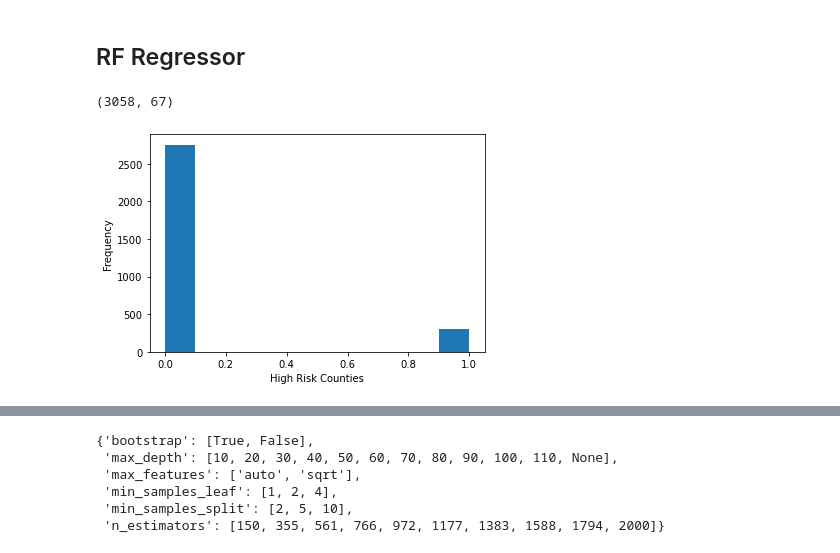
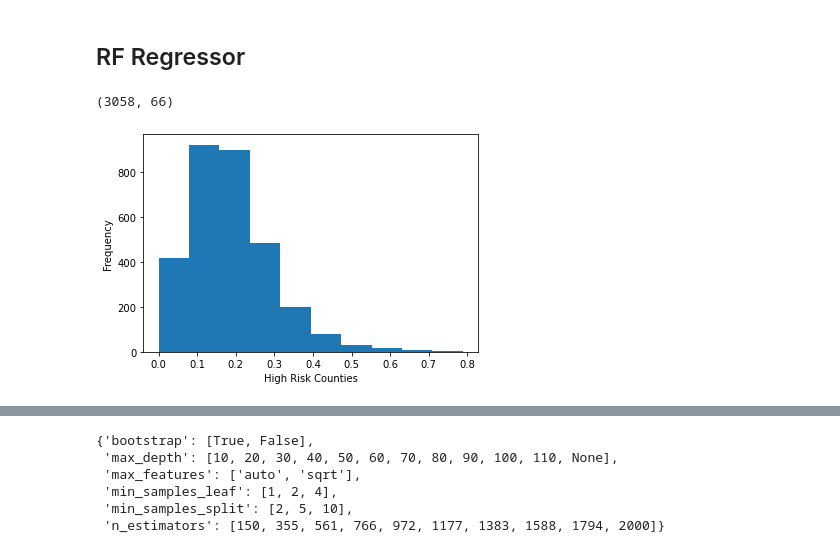
Before and after one commit to sdguerrette/capstone_project, a Jupyter notebook: code/ML_models/rf_regression_cases_cleaned_SVI_hyper-parameters.ipynb, the cells around one changed output, grey strips where cells are left out. Cells and saved outputs as stored; diff of their text form; code cells hidden in the pictures.

```diff
--- a/code/ML_models/rf_regression_cases_cleaned_SVI_hyper-parameters.ipynb
+++ b/code/ML_models/rf_regression_cases_cleaned_SVI_hyper-parameters.ipynb
@@ -53,13 +53,13 @@ min         0.000000
 max         0.788566
 Name: case_pct, dtype: float64
 # %%
-# bin and cut the case_pct column into 2 classifications
-# q = df['case_pct'].quantile(.75)
-q = df['case_pct'].quantile(.9)
-bins = [0, q , 40]
-labels = ['low','high']
-df['case_class'] = pd.cut(df['case_pct'], bins, labels = labels)
-df['case_class']
+# # bin and cut the case_pct column into 2 classifications
+# # q = df['case_pct'].quantile(.75)
+# q = df['case_pct'].quantile(.9)
+# bins = [0, q , 40]
+# labels = ['low','high']
+# df['case_class'] = pd.cut(df['case_pct'], bins, labels = labels)
+# df['case_class']
 # %% [output]
 FIPS
 1001      low
@@ -83,8 +83,8 @@ high     306
 Name: case_class, dtype: int64
 # %%
 #drop unneeded columns
-df = df.drop('case_pct', axis =1)
-df
+# df = df.drop('case_pct', axis =1)
+# df
 # %% [output]
 |  | EP_POV | EP_UNEMP | EP_PCI | EP_NOHSDP | EP_AGE65 | EP_AGE17 | EP_DISABL | EP_SNGPNT | EP_MINRTY | EP_LIMENG | ... |
 | FIPS |  |  |  |  |  |  |  |  |  |  | ... |
@@ -101,9 +101,9 @@ df
 | 48247 | 27.4 | 11.5 | 17798.0 | 25.8 | 17.6 | 31.4 | 26.0 | 15.2 | 93.0 | 5.5 | ... |
 3058 rows × 66 columns
 # %%
-#turn case % classifications into binary
-df = pd.get_dummies(df, columns = ['case_class'])
-df
+# #turn case % classifications into binary
+# df = pd.get_dummies(df, columns = ['case_class'])
+# df
 # %% [output]
 |  | EP_POV | EP_UNEMP | EP_PCI | EP_NOHSDP | EP_AGE65 | EP_AGE17 | EP_DISABL | EP_SNGPNT | EP_MINRTY | EP_LIMENG | ... |
 | FIPS |  |  |  |  |  |  |  |  |  |  | ... |
@@ -124,6 +124,6 @@ df
 # %%
 df.shape
 # %% [output]
-(3058, 67)
+(3058, 66)
 # %%
 # Define feature set (x)
@@ -134,11 +134,11 @@ y= df['case_class_high'].values
 # %%
 # frequency histogram to see how many counties are high risk and low risk
-plt.hist(df["case_class_high"])
+plt.hist(df["case_pct"])
 plt.xlabel("High Risk Counties")
 plt.ylabel("Frequency")
 plt.show()
 # %% [output]
-[figure, old version]
+[figure, new version]
 # %%
 #split data for training and testing
 from sklearn.model_selection import train_test_split
```
Also changed, not shown: parts of 10 cells of this notebook, 5 other files.
